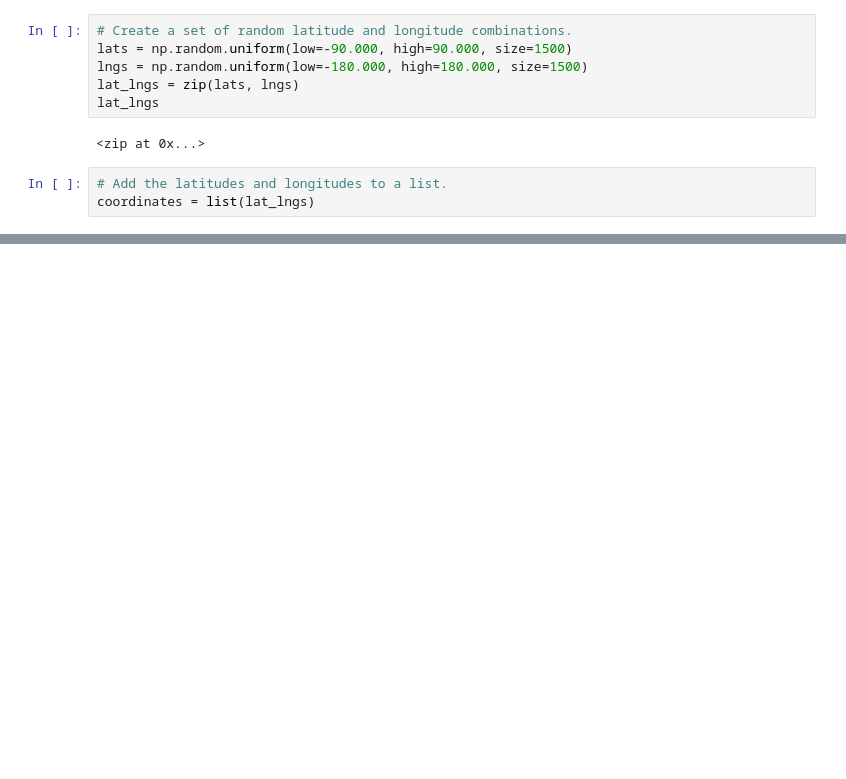
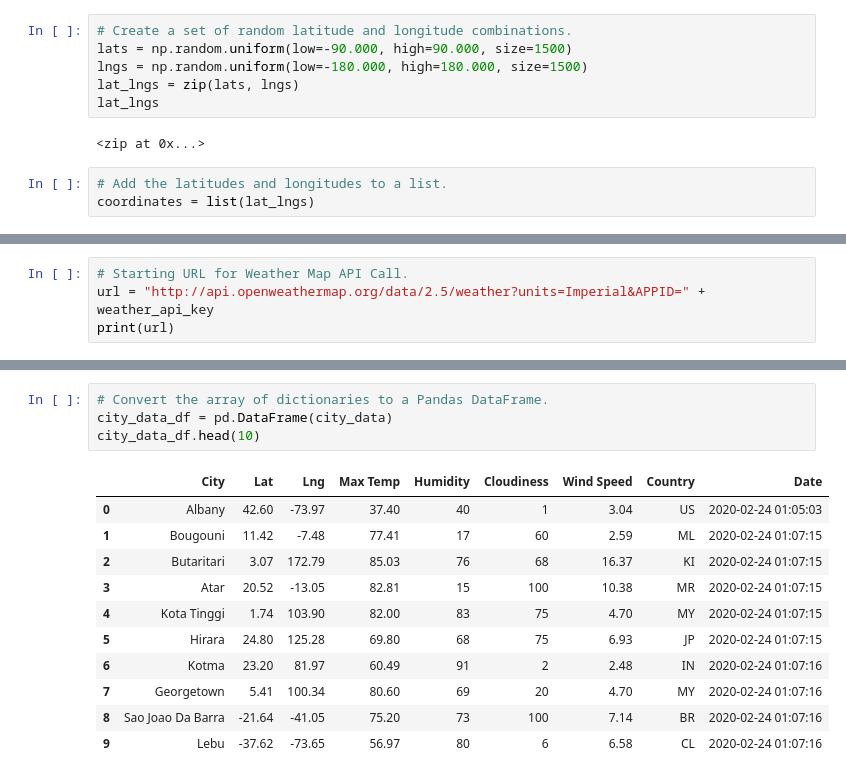
Before and after one commit to skylarfung/World_Weather_Analysis, a Jupyter notebook: WeatherPy.ipynb, the cells around one changed output, grey strips where cells are left out. Drawn from its saved outputs; the diff is of its cells as text; blank space fills up the shorter version.

Commit message:
added code for API calls, parsing the response, and collecting the data

```diff
--- a/WeatherPy.ipynb
+++ b/WeatherPy.ipynb
@@ -52,0 +37,4 @@ len(cities)
+# %%
+# Starting URL for Weather Map API Call.
+url = "http://api.openweathermap.org/data/2.5/weather?units=Imperial&APPID=" + weather_api_key
+print(url)
@@ -52,0 +126,16 @@ len(cities)
+# %%
+# Convert the array of dictionaries to a Pandas DataFrame.
+city_data_df = pd.DataFrame(city_data)
+city_data_df.head(10)
+# %% [output]
+|  | City | Lat | Lng | Max Temp | Humidity | Cloudiness | Wind Speed | Country | Date |
+| 0 | Albany | 42.60 | -73.97 | 37.40 | 40 | 1 | 3.04 | US | 2020-02-24 01:05:03 |
+| 1 | Bougouni | 11.42 | -7.48 | 77.41 | 17 | 60 | 2.59 | ML | 2020-02-24 01:07:15 |
+| 2 | Butaritari | 3.07 | 172.79 | 85.03 | 76 | 68 | 16.37 | KI | 2020-02-24 01:07:15 |
+| 3 | Atar | 20.52 | -13.05 | 82.81 | 15 | 100 | 10.38 | MR | 2020-02-24 01:07:15 |
+| 4 | Kota Tinggi | 1.74 | 103.90 | 82.00 | 83 | 75 | 4.70 | MY | 2020-02-24 01:07:15 |
+| 5 | Hirara | 24.80 | 125.28 | 69.80 | 68 | 75 | 6.93 | JP | 2020-02-24 01:07:15 |
+| 6 | Kotma | 23.20 | 81.97 | 60.49 | 91 | 2 | 2.48 | IN | 2020-02-24 01:07:16 |
+| 7 | Georgetown | 5.41 | 100.34 | 80.60 | 69 | 20 | 4.70 | MY | 2020-02-24 01:07:16 |
+| 8 | Sao Joao Da Barra | -21.64 | -41.05 | 75.20 | 73 | 100 | 7.14 | BR | 2020-02-24 01:07:16 |
+| 9 | Lebu | -37.62 | -73.65 | 56.97 | 80 | 6 | 6.58 | CL | 2020-02-24 01:07:16 |
```
Also changed, not shown: parts of 7 cells of this notebook, 2 other files.
